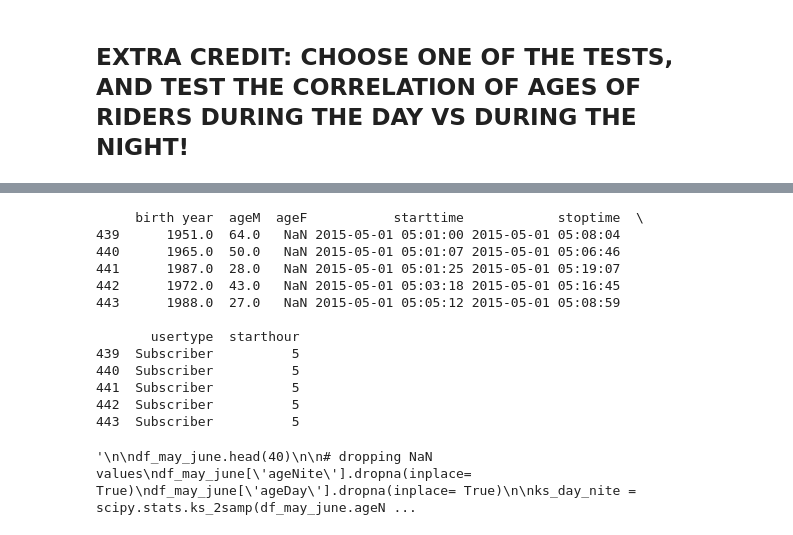
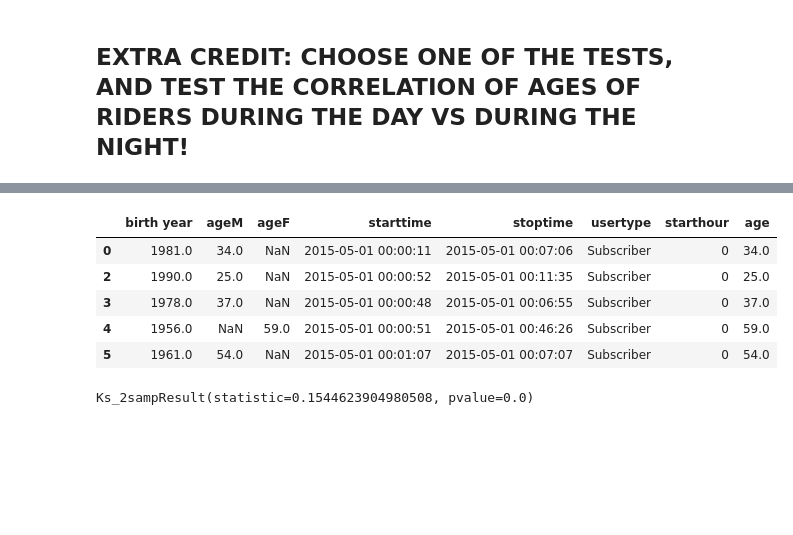
Before and after one commit to gperrin12/PUI2016_gtp232, a Jupyter notebook: HW4_gtp232/citibikes_compare_distributions.ipynb, the cells around one changed output, grey strips where cells are left out. Saved outputs shown, nothing was run; the diff lists cells and outputs as text; code cells hidden in the pictures; blank space fills up the shorter version.

```diff
--- a/HW4_gtp232/citibikes_compare_distributions.ipynb
+++ b/HW4_gtp232/citibikes_compare_distributions.ipynb
@@ -337,49 +318,24 @@ df_may_june['stoptime'] = pd.to_datetime(df_may_june['stoptime'])
+# %%
+df_may_june.head()
+# %% [output]
+|  | birth year | ageM | ageF | starttime | stoptime | usertype | starthour | age |
+| 0 | 1981.0 | 34.0 | NaN | 2015-05-01 00:00:11 | 2015-05-01 00:07:06 | Subscriber | 0 | 34.0 |
+| 2 | 1990.0 | 25.0 | NaN | 2015-05-01 00:00:52 | 2015-05-01 00:11:35 | Subscriber | 0 | 25.0 |
+| 3 | 1978.0 | 37.0 | NaN | 2015-05-01 00:00:48 | 2015-05-01 00:06:55 | Subscriber | 0 | 37.0 |
+| 4 | 1956.0 | NaN | 59.0 | 2015-05-01 00:00:51 | 2015-05-01 00:46:26 | Subscriber | 0 | 59.0 |
+| 5 | 1961.0 | 54.0 | NaN | 2015-05-01 00:01:07 | 2015-05-01 00:07:07 | Subscriber | 0 | 54.0 |
 # %%
 df_may_june['starthour'] = df_may_june.starttime.dt.hour
 df_may_june = df_may_june[(df_may_june['usertype'] == 'Subscriber')]
+df_may_june['age'] = 2015 - df_may_june['birth year']
 day = df_may_june[((df_may_june.starttime.dt.hour.values >= 5) & (df_may_june.starttime.dt.hour.values <= 18))]
 nite = df_may_june[(df_may_june.starttime.dt.hour.values < 5) | (df_may_june.starttime.dt.hour.values > 18)]
 
-print day.head()
-
-
-'''
-
-df_may_june.head(40)
-
 # dropping NaN values
-df_may_june['ageNite'].dropna(inplace= True)
-df_may_june['ageDay'].dropna(inplace= True)
-
-ks_day_nite = scipy.stats.ks_2samp(df_may_june.ageNite, df_may_june.ageDay)
-print (ks_day_nite)
-
-cs_nite=df_may_june.ageNite.groupby(pd.cut(df_may_june.ageNite, bins)).agg([count_nonzero]).cumsum()
-
-cs_day=df_may_june.ageDay.groupby(pd.cut(df_may_june.ageDay, bins)).agg([count_nonzero]).cumsum()
-
-print (np.abs(cs_nite / cs_nite.max()-cs_day / cs_day.max()))
-
-pl.plot(bins[:-1] + 5, cs_nite / cs_nite.max(), label = "Age Nite")
-pl.plot(bins[:-1] + 5, cs_day / cs_day.max(), label = "Age Day")
-pl.plot(bins[:-1] + 5, np.sqrt(cs_day / cs_day.max() - cs_nite / cs_nite.max())**2, 'k-',
-        label = "difference")
-pl.xlabel("Age Day / Nite")
-pl.ylabel("Normalized Cumulative Number")
-pl.legend()
-'''
+day['age'].dropna(inplace= True)
+nite['age'].dropna(inplace= True)
-# %% [output]
-     birth year  ageM  ageF           starttime            stoptime  \
-439      1951.0  64.0   NaN 2015-05-01 05:01:00 2015-05-01 05:08:04
-440      1965.0  50.0   NaN 2015-05-01 05:01:07 2015-05-01 05:06:46
-441      1987.0  28.0   NaN 2015-05-01 05:01:25 2015-05-01 05:19:07
-442      1972.0  43.0   NaN 2015-05-01 05:03:18 2015-05-01 05:16:45
-443      1988.0  27.0   NaN 2015-05-01 05:05:12 2015-05-01 05:08:59
-
-       usertype  starthour
-439  Subscriber          5
-440  Subscriber          5
-441  Subscriber          5
-442  Subscriber          5
-443  Subscriber          5
-'\n\ndf_may_june.head(40)\n\n# dropping NaN values\ndf_may_june[\'ageNite\'].dropna(inplace= True)\ndf_may_june[\'ageDay\'].dropna(inplace= True)\n\nks_day_nite = scipy.stats.ks_2samp(df_may_june.ageN ...
+# %%
+ks_age = scipy.stats.ks_2samp(day.age, nite.age)
+print (ks_age)
+# %% [output]
+Ks_2sampResult(statistic=0.1544623904980508, pvalue=0.0)
```
Also changed, not shown: parts of 2 cells of this notebook, 1 other file.
